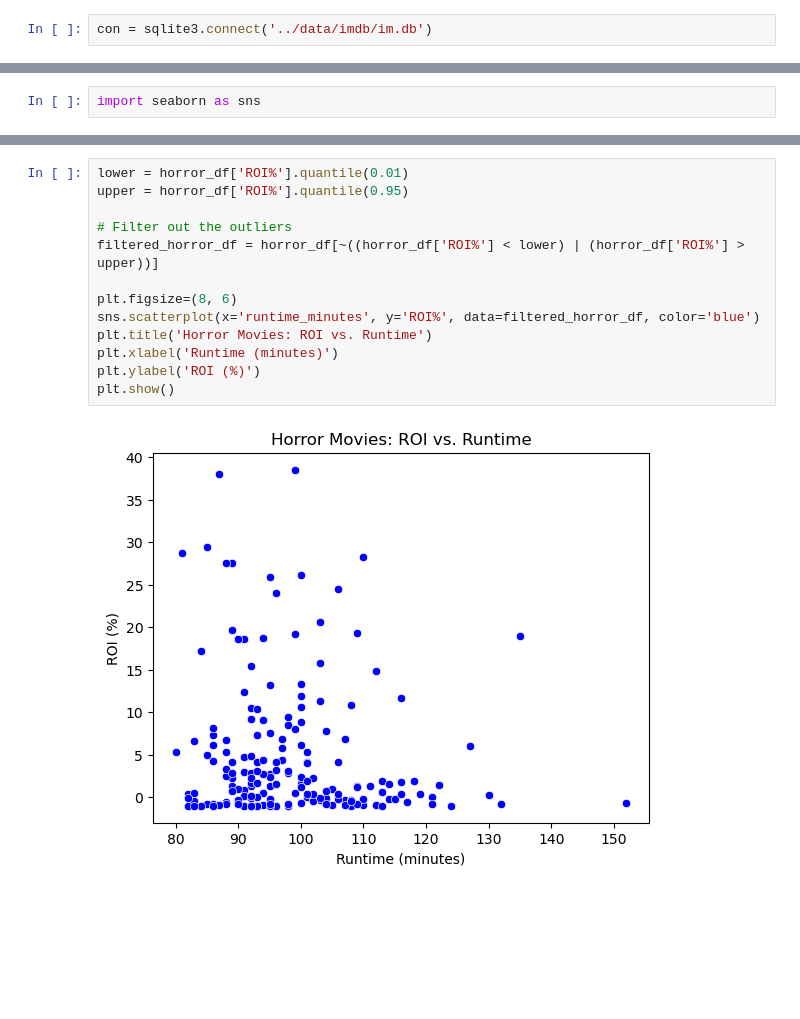
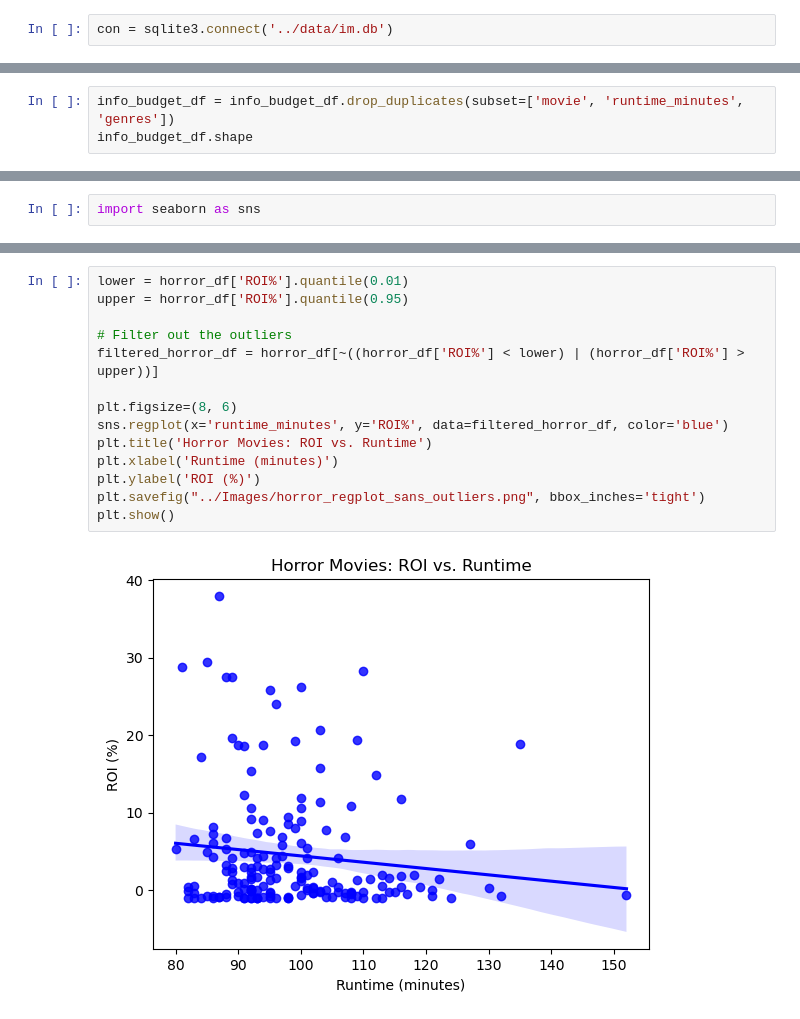
Before and after one commit to basstraining/film_data_analysis, a Jupyter notebook: Notebooks/eda_2.ipynb, the cells around one changed output, grey strips where cells are left out. Cells and saved outputs as stored; diff of their text form; blank space fills up the shorter version.

```diff
--- a/Notebooks/eda_2.ipynb
+++ b/Notebooks/eda_2.ipynb
@@ -5,5 +15,5 @@ import sqlite3
 # %%
-con = sqlite3.connect('../data/imdb/im.db')
+con = sqlite3.connect('../data/im.db')
 # %%
 imdb_schema = pd.read_sql("""
 
@@ -67,0 +133,3 @@ Index(['movie', 'runtime_minutes', 'genres', 'averagerating', 'numvotes',
+# %%
+info_budget_df = info_budget_df.drop_duplicates(subset=['movie', 'runtime_minutes', 'genres'])
+info_budget_df.shape
@@ -265,16 +352,17 @@ horror_df['ROI%'].quantile(0.25)
 # %%
 lower = horror_df['ROI%'].quantile(0.01)
 upper = horror_df['ROI%'].quantile(0.95)
 
 # Filter out the outliers
 filtered_horror_df = horror_df[~((horror_df['ROI%'] < lower) | (horror_df['ROI%'] > upper))]
 
 plt.figsize=(8, 6)
-sns.scatterplot(x='runtime_minutes', y='ROI%', data=filtered_horror_df, color='blue')
+sns.regplot(x='runtime_minutes', y='ROI%', data=filtered_horror_df, color='blue')
 plt.title('Horror Movies: ROI vs. Runtime')
 plt.xlabel('Runtime (minutes)')
 plt.ylabel('ROI (%)')
+plt.savefig("../Images/horror_regplot_sans_outliers.png", bbox_inches='tight')
 plt.show()
 # %% [output]
-[figure, old version]
+[figure, new version]
 # %%
```
Also changed, not shown: parts of 47 cells of this notebook, 2 other files.
